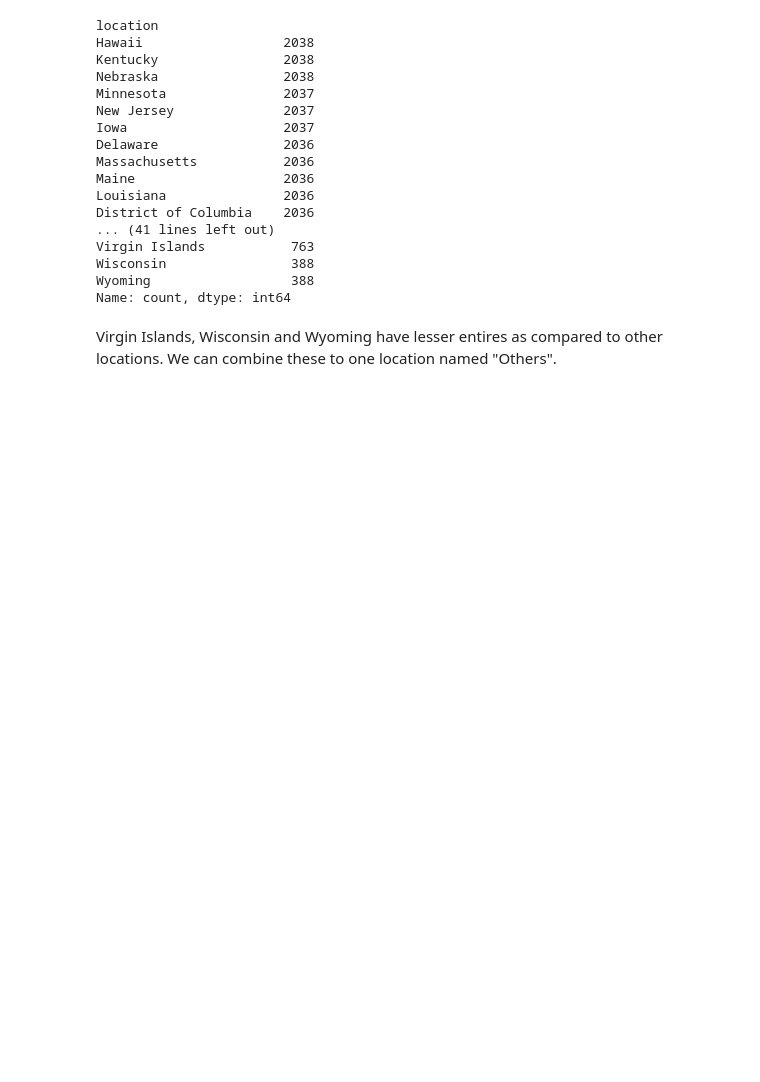
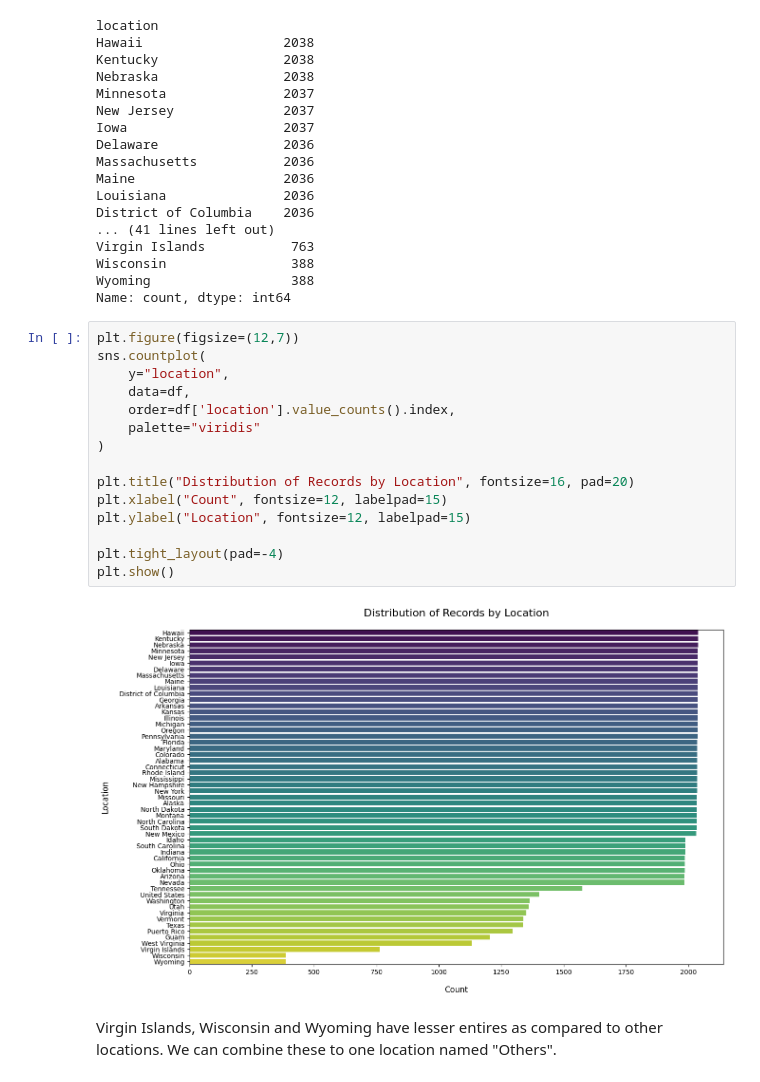
Before and after one commit to fisherman611/diabetes-classification, a Jupyter notebook: notebooks/EDA.ipynb, the cells around one changed output. Saved outputs shown, nothing was run; the diff lists cells and outputs as text; blank space fills up the shorter version.

```diff
--- a/notebooks/EDA.ipynb
+++ b/notebooks/EDA.ipynb
@@ -221,6 +221,23 @@ Virgin Islands           763
 Wisconsin                388
 Wyoming                  388
 Name: count, dtype: int64
+# %%
+plt.figure(figsize=(12,7))
+sns.countplot(
+    y="location",
+    data=df,
+    order=df['location'].value_counts().index,
+    palette="viridis"
+)
+
+plt.title("Distribution of Records by Location", fontsize=16, pad=20)
+plt.xlabel("Count", fontsize=12, labelpad=15)
+plt.ylabel("Location", fontsize=12, labelpad=15)
+
+plt.tight_layout(pad=-4)
+plt.show()
+# %% [output]
+[figure, added]
 # %% [markdown]
 Virgin Islands, Wisconsin and Wyoming have lesser entires as compared to other locations. We can combine these to one location named "Others".
 # %% [markdown]
```
